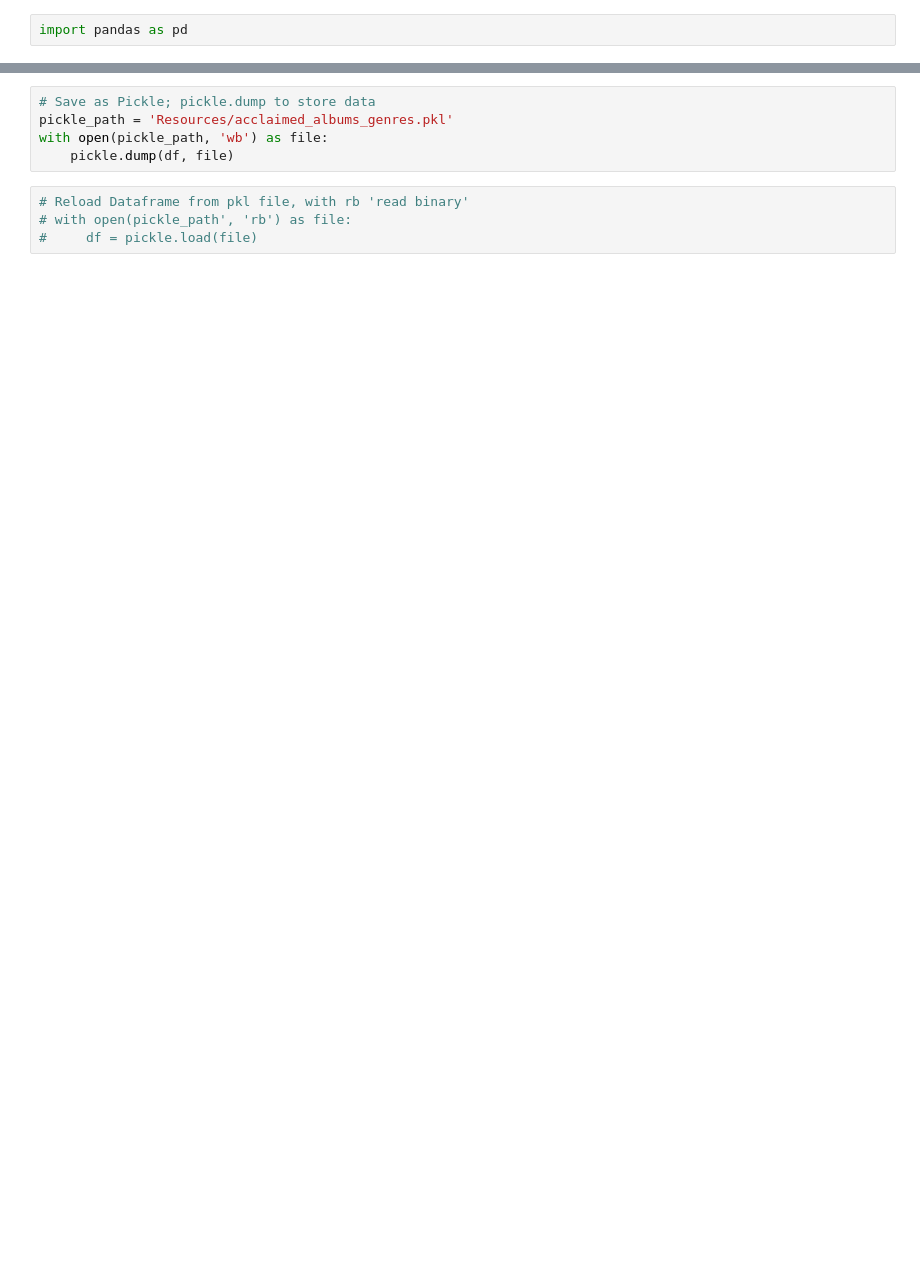
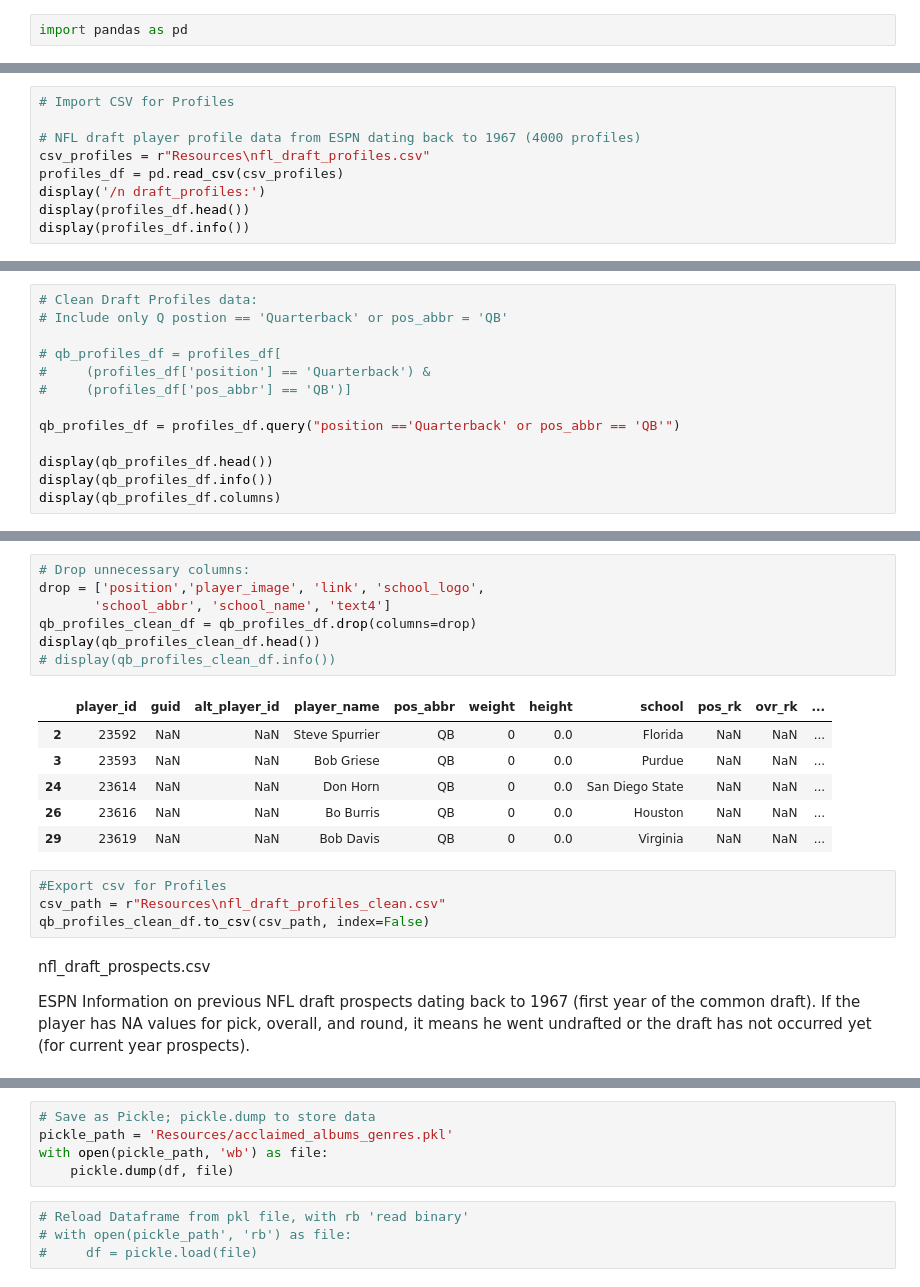
Before and after one commit to willablackmon/nfl_quarterback_draft, a Jupyter notebook: qb_prospect_data.ipynb, the cells around one changed output, grey strips where cells are left out. Cells and saved outputs as stored; diff of their text form; blank space fills up the shorter version.

Commit message:
updating cleaned files for profiles and prospects

```diff
--- a/qb_prospect_data.ipynb
+++ b/qb_prospect_data.ipynb
@@ -26,0 +14,9 @@ stats_df = pd.read_csv(csv_stats)
+# %%
+# Import CSV for Profiles
+
+# NFL draft player profile data from ESPN dating back to 1967 (4000 profiles)
+csv_profiles = r"Resources\nfl_draft_profiles.csv"
+profiles_df = pd.read_csv(csv_profiles)
+display('/n draft_profiles:')
+display(profiles_df.head())
+display(profiles_df.info())
@@ -26,0 +59,13 @@ stats_df = pd.read_csv(csv_stats)
+# %%
+# Clean Draft Profiles data:
+# Include only Q postion == 'Quarterback' or pos_abbr = 'QB'
+
+# qb_profiles_df = profiles_df[
+#     (profiles_df['position'] == 'Quarterback') &
+#     (profiles_df['pos_abbr'] == 'QB')]
+
+qb_profiles_df = profiles_df.query("position =='Quarterback' or pos_abbr == 'QB'")
+
+display(qb_profiles_df.head())
+display(qb_profiles_df.info())
+display(qb_profiles_df.columns)
@@ -26,0 +128,22 @@ stats_df = pd.read_csv(csv_stats)
+# %%
+# Drop unnecessary columns:
+drop = ['position','player_image', 'link', 'school_logo',
+       'school_abbr', 'school_name', 'text4']
+qb_profiles_clean_df = qb_profiles_df.drop(columns=drop)
+display(qb_profiles_clean_df.head())
+# display(qb_profiles_clean_df.info())
+# %% [output]
+|  | player_id | guid | alt_player_id | player_name | pos_abbr | weight | height | school | pos_rk | ovr_rk | ... |
+| 2 | 23592 | NaN | NaN | Steve Spurrier | QB | 0 | 0.0 | Florida | NaN | NaN | ... |
+| 3 | 23593 | NaN | NaN | Bob Griese | QB | 0 | 0.0 | Purdue | NaN | NaN | ... |
+| 24 | 23614 | NaN | NaN | Don Horn | QB | 0 | 0.0 | San Diego State | NaN | NaN | ... |
+| 26 | 23616 | NaN | NaN | Bo Burris | QB | 0 | 0.0 | Houston | NaN | NaN | ... |
+| 29 | 23619 | NaN | NaN | Bob Davis | QB | 0 | 0.0 | Virginia | NaN | NaN | ... |
+# %%
+#Export csv for Profiles
+csv_path = r"Resources\nfl_draft_profiles_clean.csv"
+qb_profiles_clean_df.to_csv(csv_path, index=False)
+# %% [markdown]
+nfl_draft_prospects.csv
+
+ESPN Information on previous NFL draft prospects dating back to 1967 (first year of the common draft). If the player has NA values for pick, overall, and round, it means he went undrafted or the draft has not occurred yet (for current year prospects).
```
Also changed, not shown: parts of 28 cells of this notebook, 4 other files.
